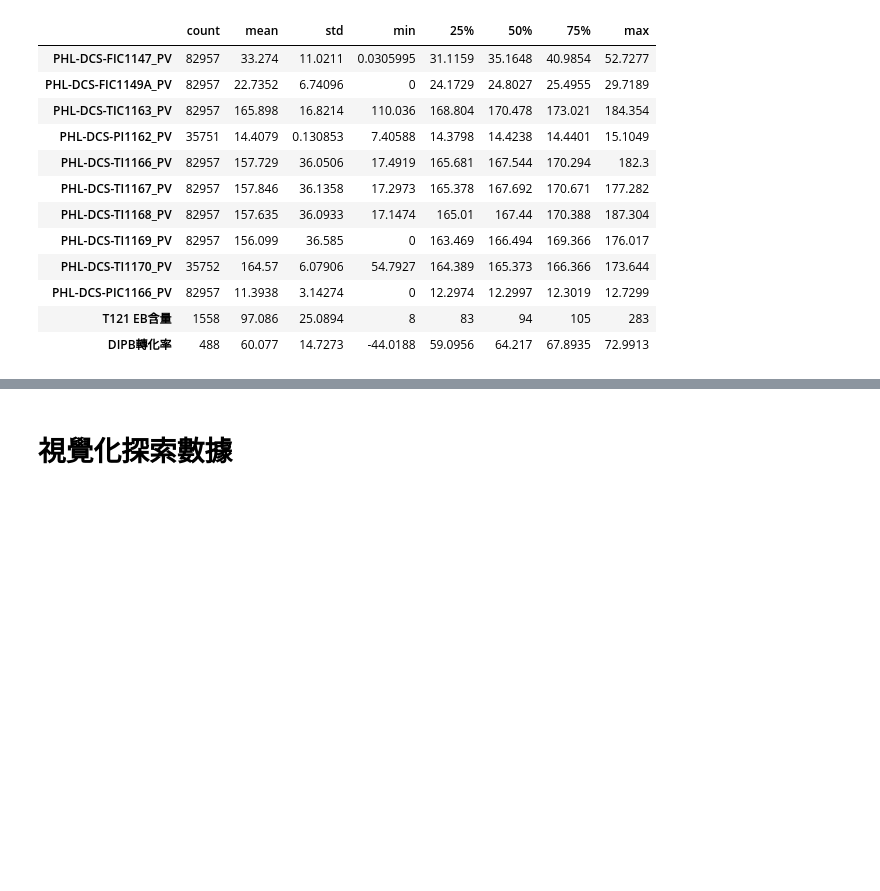
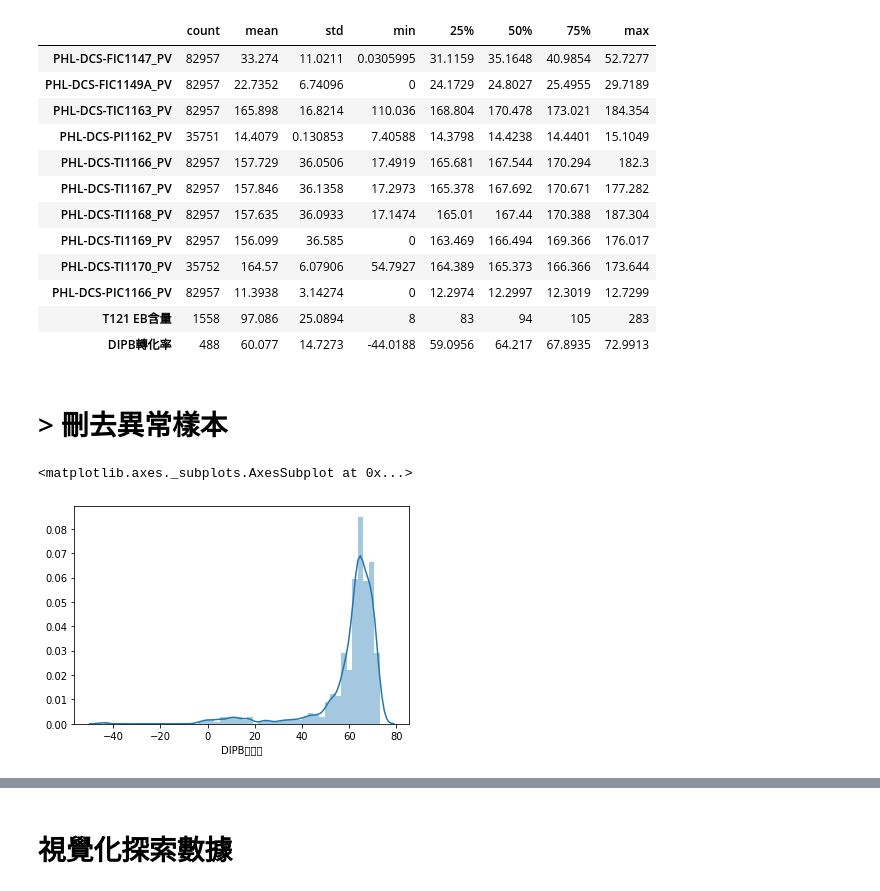
Before and after one commit to skywalker0803r/works, a Jupyter notebook: 台化二部_如何提升轉換率.ipynb, the cells around one changed output, grey strips where cells are left out. Drawn from its saved outputs; the diff is of its cells as text; code cells hidden in the pictures; blank space fills up the shorter version.

```diff
--- a/台化二部_如何提升轉換率.ipynb
+++ b/台化二部_如何提升轉換率.ipynb
@@ -119,3 +134,12 @@ data.describe().T.style.background_gradient()
 | PHL-DCS-PIC1166_PV | 82957 | 11.3938 | 3.14274 | 0 | 12.2974 | 12.2997 | 12.3019 | 12.7299 |
 | T121 EB含量 | 1558 | 97.086 | 25.0894 | 8 | 83 | 94 | 105 | 283 |
 | DIPB轉化率 | 488 | 60.077 | 14.7273 | -44.0188 | 59.0956 | 64.217 | 67.8935 | 72.9913 |
+# %% [markdown]
+
+
+# > 刪去異常樣本
+# %%
+sns.distplot(data['DIPB轉化率'].dropna())
+# %% [output]
+<matplotlib.axes._subplots.AxesSubplot at 0x...>
+[figure, added]
```
Also changed, not shown: parts of 22 cells of this notebook.
